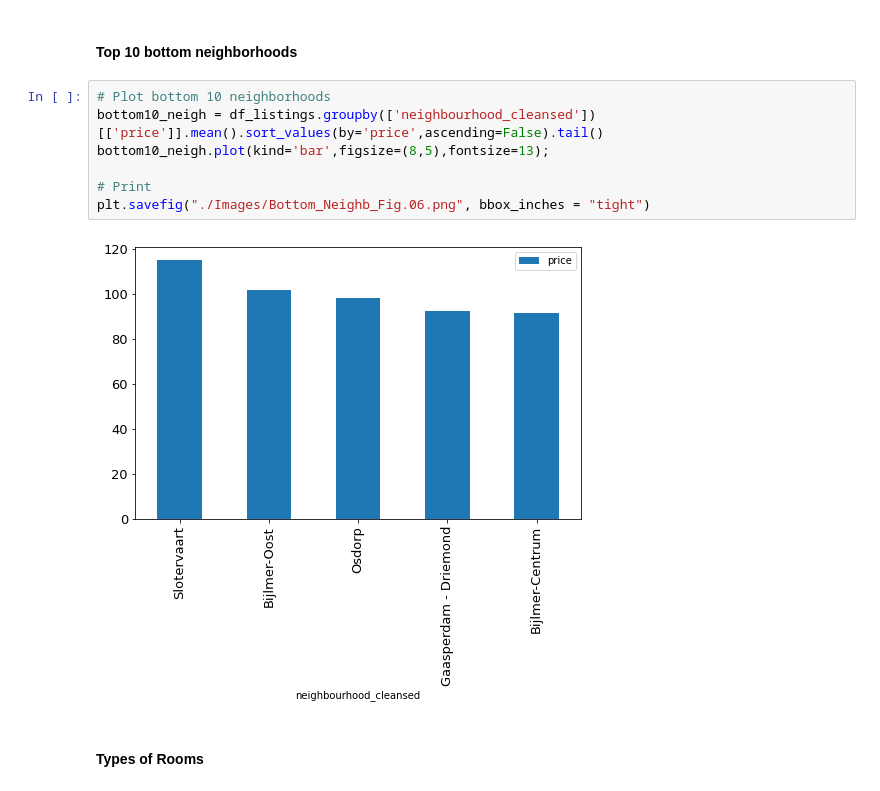
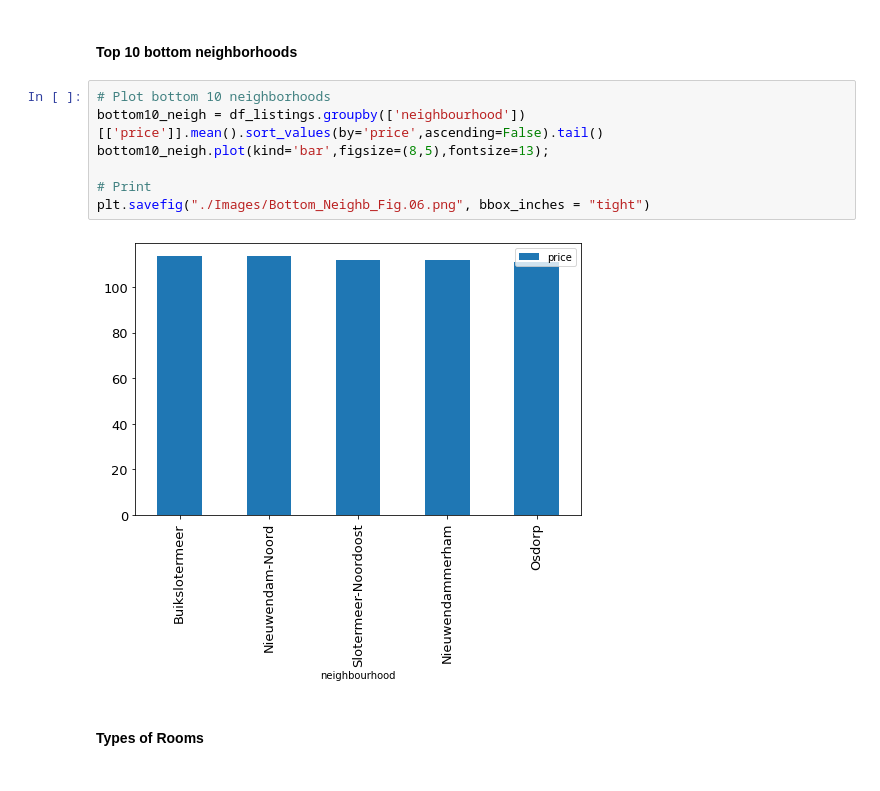
Before and after one commit to memeguerrini/project_two, a Jupyter notebook: Airbnb_Amsterdam.ipynb, the cells around one changed output. Cells and saved outputs as stored; diff of their text form.

```diff
--- a/Airbnb_Amsterdam.ipynb
+++ b/Airbnb_Amsterdam.ipynb
@@ -323,13 +323,13 @@ plt.savefig("./Images/Best_Neighb_Fig.05.png", bbox_inches = "tight")
 #### Top 10 bottom neighborhoods
 # %%
 # Plot bottom 10 neighborhoods
-bottom10_neigh = df_listings.groupby(['neighbourhood_cleansed'])[['price']].mean().sort_values(by='price',ascending=False).tail()
+bottom10_neigh = df_listings.groupby(['neighbourhood'])[['price']].mean().sort_values(by='price',ascending=False).tail()
 bottom10_neigh.plot(kind='bar',figsize=(8,5),fontsize=13);
 
 # Print
 plt.savefig("./Images/Bottom_Neighb_Fig.06.png", bbox_inches = "tight")
 # %% [output]
-[figure, old version]
+[figure, new version]
 # %% [markdown]
 #### Types of Rooms
 # %%
```
Also changed, not shown: 6 other files.
